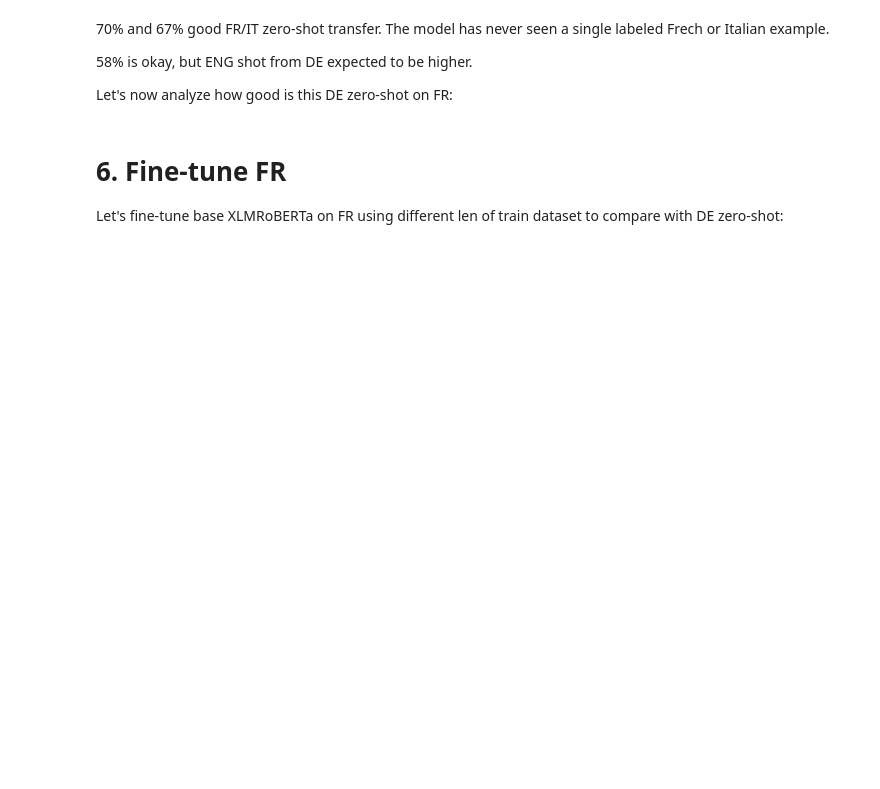
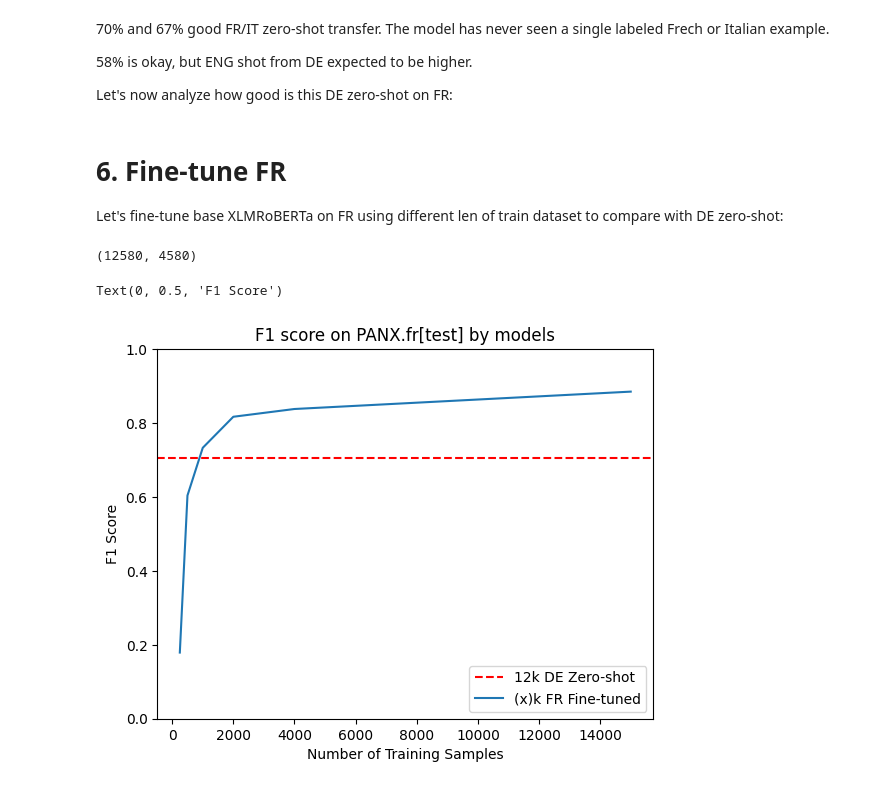
Before and after one commit to nikitakapitan/nlphub, a Jupyter notebook: BERT/[NER]XLM-RoBERTa/ner.ipynb, the cells around one changed output. Cells and saved outputs as stored; diff of their text form; code cells hidden in the pictures; blank space fills up the shorter version.

Commit message:
multi lang fine-tune

```diff
--- a/BERT/[NER]XLM-RoBERTa/ner.ipynb
+++ b/BERT/[NER]XLM-RoBERTa/ner.ipynb
@@ -338,17 +302,22 @@ def tokenize_and_align_labels(examples):
 
     return tokenized_inputs
 
+panx_encoded = {}
+
 def encode_panx_dataset(corpus):
     return corpus.map(tokenize_and_align_labels, batched=True,
                       remove_columns=['langs', 'ner_tags', 'tokens'])
 
-# encode FR corpus
-panx_fr_encoded = encode_panx_dataset(panx_ch['fr'])
+panx_encoded['fr'] = encode_panx_dataset(panx_ch['fr'])
 
-print(f'\n{words=}')
-print('Reference ner_tags: ', panx_fr['train'][200]['ner_tags'])
-print(f'\n{tokens=}')
-print('Enhanced labels: ', panx_fr_encoded['train'][200]['labels'])
+""" BEFORE:
+words=     ['**', 'À', "l'ouest", 'par', 'la', 'province', 'de', 'Banten', '.']
+ner_tags:  [   0,  0,          0,     0,    0,          5,    6,        6,  0 ]
+
+AFTER:
+tokens=          ['<s>', '▁**', '▁À', '▁l', "'", 'ou', 'est', '▁par', '▁la', '▁province', '▁de', '▁Ban', 'ten', '▁',  '.', '</s>']
+Encoded labels:  [-100,     0,     0,   0,  -100, -100, -100,      0,      0,          5,      6,      6,   -100,   0, -100,   -100]
+"""
 # %% [output]
 Loading cached processed dataset at C:\Users\nikit\.cache\huggingface\datasets\xtreme\PAN-X.fr\1.0.0\29f5d57a48779f37ccb75cb8708d1095448aad0713b425bdc1ff9a4a128a56e4\cache-e6ef8b35dff3ad5e.arrow
 Loading cached processed dataset at C:\Users\nikit\.cache\huggingface\datasets\xtreme\PAN-X.fr\1.0.0\29f5d57a48779f37ccb75cb8708d1095448aad0713b425bdc1ff9a4a128a56e4\cache-1d541dafb6474cb4.arrow
@@ -570,6 +544,7 @@ def train_on_subset(dataset, num_samples):
     valid_ds = dataset['validation']
     test_ds = dataset['test']
 
+    training_args.push_to_hub = False
     training_args.logging_steps = len(train_ds)
 
     trainer = Trainer(model_init=model_init, args=training_args,
@@ -577,8 +552,32 @@ def train_on_subset(dataset, num_samples):
                       train_dataset=train_ds, eval_dataset=valid_ds, tokenizer=xlmr_tokenizer)
     trainer.train()
 
-    f1 = get_f1(trainer, test_ds)
-    print_gpu_utilization()
-    return pd.DataFrame.from_dict({'num_samples':[len(train_ds)], 'f1': [f1]})
+    return get_f1(trainer, test_ds)
 
-train_on_subset(dataset=panx_fr_encoded, num_samples=250)
+if 'COLAB_GPU' in os.environ:
+    f1s = {}
+    for ns in [250, 500, 1000, 2000, 4000]:
+        f1s[ns] = train_on_subset(dataset=panx_fr_encoded, num_samples=ns)
+else:
+    f1s = {"num_samples": [250, 500, 1000, 2000, 4000, 15000],
+          "f1": [0.179, 0.604, 0.733, 0.817, 0.838, 0.87]}
+
+metrics_df = pd.DataFrame.from_dict(f1s)
+# %%
+len(panx_de_encoded['train']), len(panx_fr_encoded['train'])
+# %% [output]
+(12580, 4580)
+# %%
+import matplotlib.pyplot as plt
+
+fig, ax = plt.subplots()
+ax.axhline(f1["de"]["fr"], ls="--", color="r")
+metrics_df.set_index("num_samples").plot(ax=ax)
+plt.legend(["12k DE Zero-shot", "(x)k FR Fine-tuned"], loc="lower right")
+plt.ylim((0, 1))
+plt.title("F1 score on PANX.fr[test] by models")
+plt.xlabel("Number of Training Samples")
+plt.ylabel("F1 Score")
+# %% [output]
+Text(0, 0.5, 'F1 Score')
+[figure, added]
```
Also changed, not shown: parts of 20 cells of this notebook.
